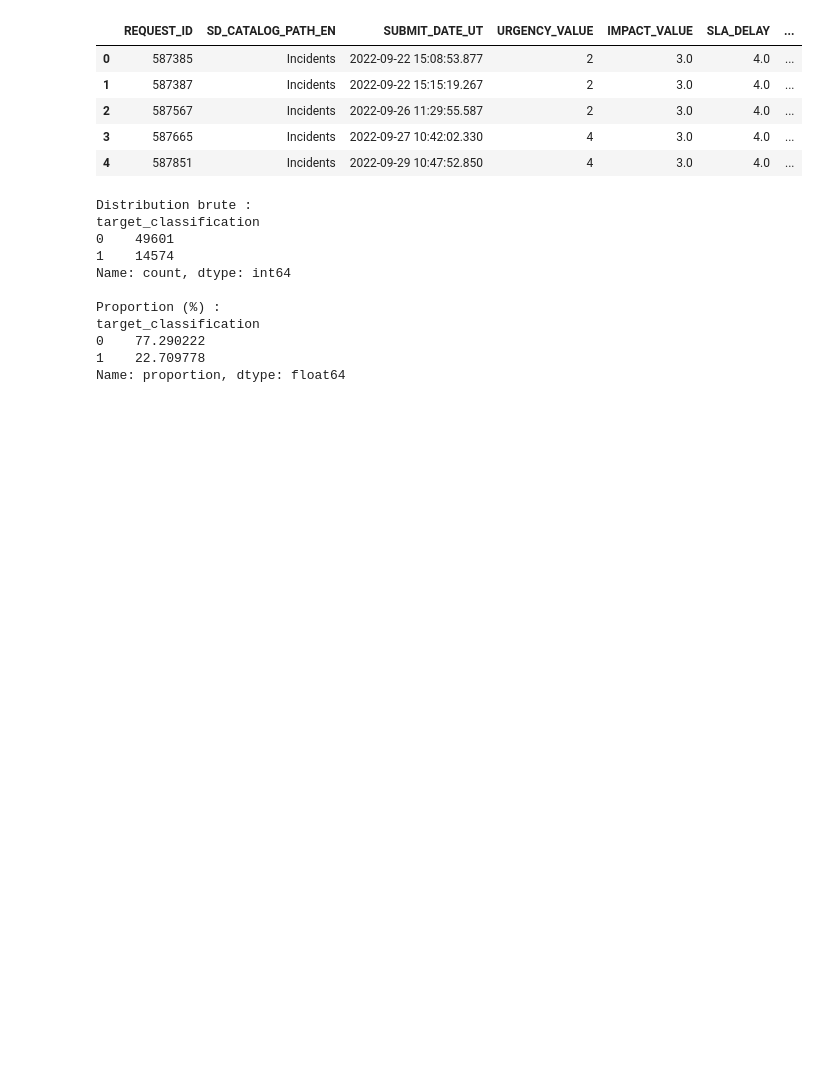
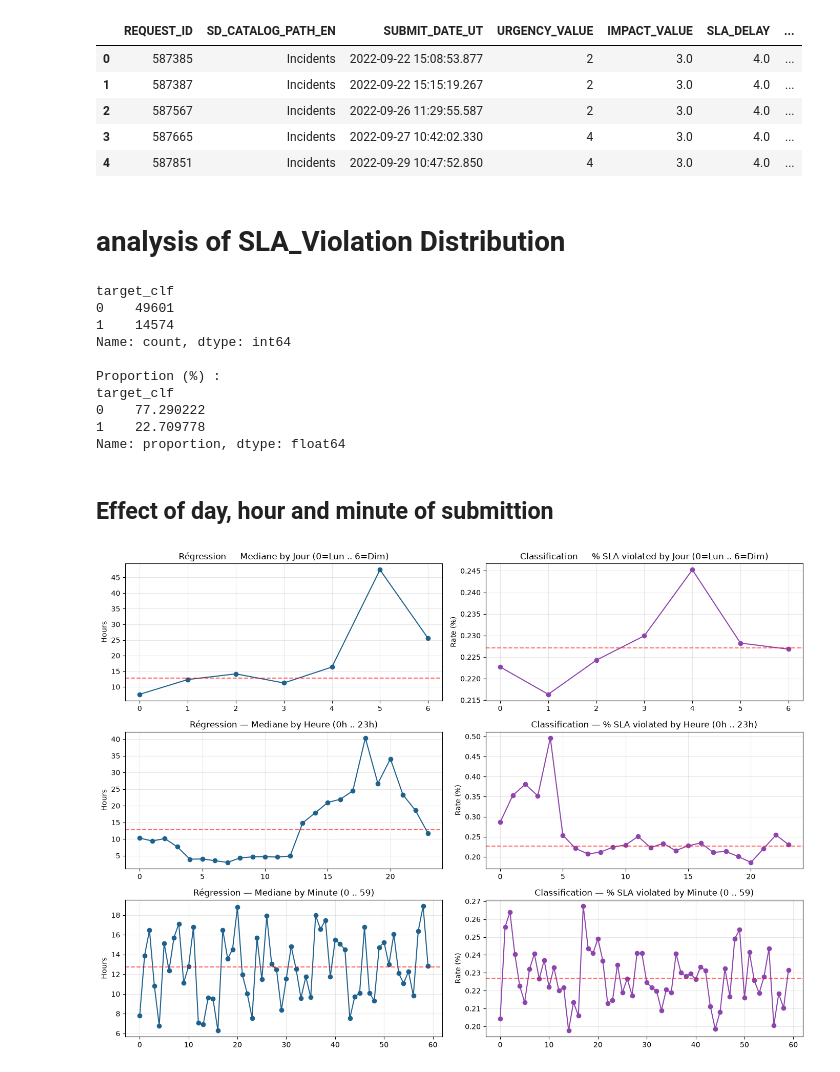
Before and after one commit to bennasser-eng/Data_Challenge_project, a Jupyter notebook: analysis.ipynb, the cells around one changed output. Cells and saved outputs as stored; diff of their text form; code cells hidden in the pictures; blank space fills up the shorter version.

Commit message:
temporal analysis shows that using sub_hour, sub_day is necessary

```diff
--- a/analysis.ipynb
+++ b/analysis.ipynb
@@ -91,14 +35,9 @@ def get_business_hours(start, end, h_open=8, h_close=17):
 # %%
-# Conversion to datetime
-df['SUBMIT_DATE_UT'] = pd.to_datetime(df['SUBMIT_DATE_UT'])
-df['END_DATE_UT'] = pd.to_datetime(df['END_DATE_UT'])
+# Compute of the taget_value for régression
+end_dt = pd.to_datetime(df['END_DATE_UT'])
+submit_dt = pd.to_datetime(df['SUBMIT_DATE_UT'])
 
-# Copute of the taget_value for régression
-df['target_regression'] = df.apply(
-    lambda row: get_business_hours(row['SUBMIT_DATE_UT'], row['END_DATE_UT']),
-    axis=1
-)
-
+df['target_reg'] = (end_dt - submit_dt).dt.total_seconds() / 3600.0
 df.head()
 # %% [output]
 |  | REQUEST_ID | SD_CATALOG_PATH_EN | SUBMIT_DATE_UT | URGENCY_VALUE | IMPACT_VALUE | SLA_DELAY | ... |
@@ -110,9 +51,9 @@ df.head()
 # %%
-df['END_DATE_UT'] = pd.to_datetime(df['END_DATE_UT'])
-df['MAX_RESOLUTION_DATE_UT'] = pd.to_datetime(df['MAX_RESOLUTION_DATE_UT'])
+end_dt = pd.to_datetime(df['END_DATE_UT'])
+max_dt = pd.to_datetime(df['MAX_RESOLUTION_DATE_UT'])
 
 # Target_classification (1 = SLA Violé, 0 = SLA Respecté)
-df['target_classification'] = (df['END_DATE_UT'] > df['MAX_RESOLUTION_DATE_UT']).astype(int)
+df['target_clf'] = (end_dt > max_dt).astype(int)
 
 df.head()
 # %% [output]
@@ -122,21 +63,62 @@ df.head()
 | 2 | 587567 | Incidents | 2022-09-26 11:29:55.587 | 2 | 3.0 | 4.0 | ... |
 | 3 | 587665 | Incidents | 2022-09-27 10:42:02.330 | 4 | 3.0 | 4.0 | ... |
 | 4 | 587851 | Incidents | 2022-09-29 10:47:52.850 | 4 | 3.0 | 4.0 | ... |
+# %% [markdown]
+# analysis of SLA_Violation Distribution
 # %%
-print("Distribution brute :")
-print(df['target_classification'].value_counts(dropna=False))
+print(df['target_clf'].value_counts(dropna=False))
 
 print("\nProportion (%) :")
-print(df['target_classification'].value_counts(normalize=True) * 100)
+print(df['target_clf'].value_counts(normalize=True) * 100)
 # %% [output]
-Distribution brute :
-target_classification
+target_clf
 0    49601
 1    14574
 Name: count, dtype: int64
 
 Proportion (%) :
-target_classification
+target_clf
 0    77.290222
 1    22.709778
 Name: proportion, dtype: float64
+# %% [markdown]
+## Effect of day, hour and minute of submittion
+# %%
+import matplotlib.pyplot as plt
+import pandas as pd
+
+submit_dt = pd.to_datetime(df['SUBMIT_DATE_UT'])
+
+df['day'] = submit_dt.dt.dayofweek
+df['hour'] = submit_dt.dt.hour
+df['minute'] = submit_dt.dt.minute
+
+fig, axes = plt.subplots(3, 2, figsize=(14, 10))
+features = [
+    ('day', 'Jour (0=Lun .. 6=Dim)'),
+    ('hour', 'Heure (0h .. 23h)'),
+    ('minute', 'Minute (0 .. 59)')
+]
+
+for row, (col, label) in enumerate(features):
+    # Colonne 1 : Régression -> Médiane (robust despite outliers)
+    reg_median = df.groupby(col)['target_reg'].median()
+    axes[row, 0].plot(reg_median.index, reg_median.values, marker='o', color='#1f618d')
+    axes[row, 0].axhline(df['target_reg'].median(), color='red', linestyle='--', alpha=0.6)
+    axes[row, 0].set_title(f"Régression — Mediane by {label}")
+    axes[row, 0].set_ylabel("Hours")
+    axes[row, 0].grid(True, alpha=0.3)
+
+    # Colonne 2 : Classification -> Mean of 0/1 (= % de SLA violated)
+    clf_rate = df.groupby(col)['target_clf'].mean()
+    axes[row, 1].plot(clf_rate.index, clf_rate.values, marker='o', color='#8e44ad')
+    axes[row, 1].axhline(df['target_clf'].mean(), color='red', linestyle='--', alpha=0.6)
+    axes[row, 1].set_title(f"Classification — % SLA violated by {label}")
+    axes[row, 1].set_ylabel("Rate (%)")
+    axes[row, 1].grid(True, alpha=0.3)
+
+plt.tight_layout()
+plt.savefig("docs/Analysis/Temporal_features.pdf", dpi=300)
+plt.show()
+# %% [output]
+[figure, added]
```
Also changed, not shown: parts of 12 cells of this notebook, 4 other files.
